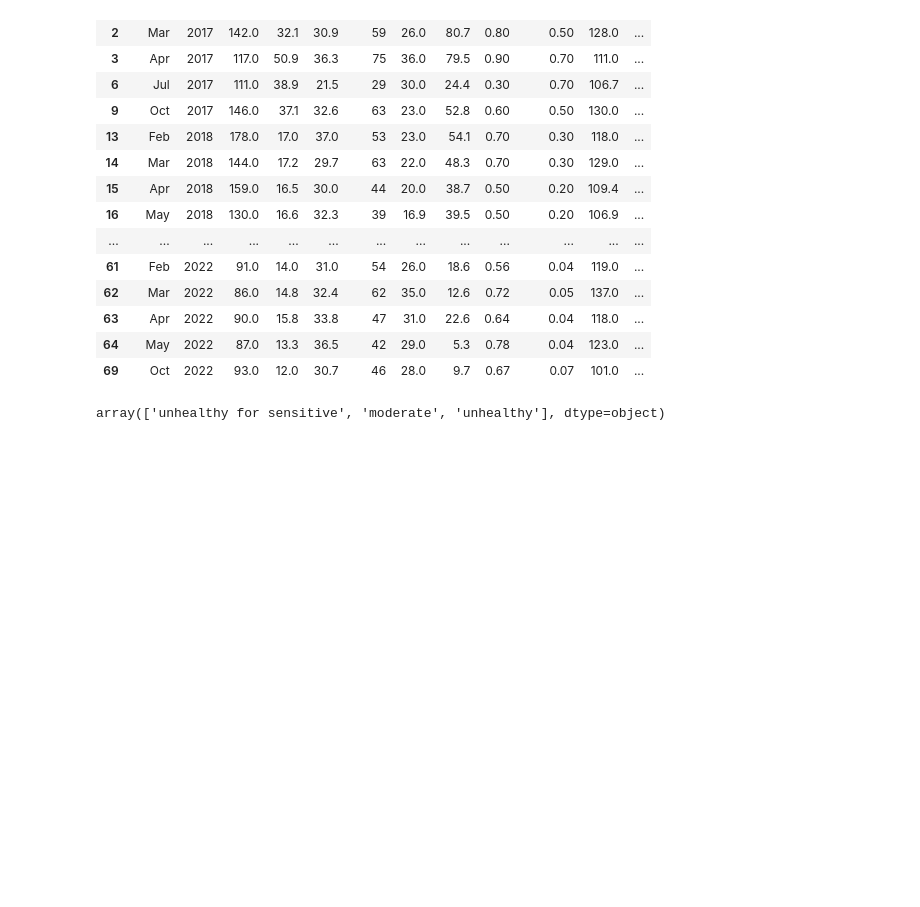
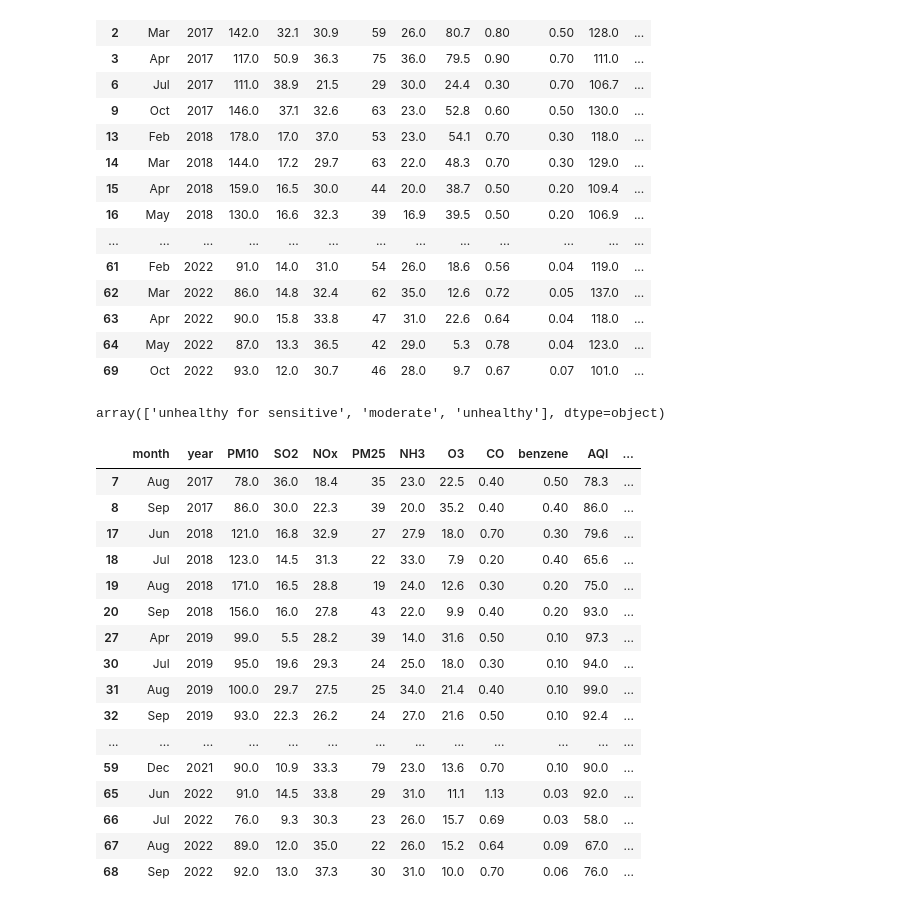
Before and after one commit to danileahacker/Air-Quality-in-Hyderabad-Pollution-Analysis, a Jupyter notebook: pollution_eda.ipynb, the cells around one changed output. Drawn from its saved outputs; the diff is of its cells as text; code cells hidden in the pictures; blank space fills up the shorter version.

```diff
--- a/pollution_eda.ipynb
+++ b/pollution_eda.ipynb
@@ -450,3 +450,24 @@ unhealthy_sensitive
 aqi.level_of_concern.unique()
 # %% [output]
 array(['unhealthy for sensitive', 'moderate', 'unhealthy'], dtype=object)
+# %%
+moderate = aqi.loc[aqi.level_of_concern == 'moderate']
+moderate
+# %% [output]
+|  | month | year | PM10 | SO2 | NOx | PM25 | NH3 | O3 | CO | benzene | AQI | ... |
+| 7 | Aug | 2017 | 78.0 | 36.0 | 18.4 | 35 | 23.0 | 22.5 | 0.40 | 0.50 | 78.3 | ... |
+| 8 | Sep | 2017 | 86.0 | 30.0 | 22.3 | 39 | 20.0 | 35.2 | 0.40 | 0.40 | 86.0 | ... |
+| 17 | Jun | 2018 | 121.0 | 16.8 | 32.9 | 27 | 27.9 | 18.0 | 0.70 | 0.30 | 79.6 | ... |
+| 18 | Jul | 2018 | 123.0 | 14.5 | 31.3 | 22 | 33.0 | 7.9 | 0.20 | 0.40 | 65.6 | ... |
+| 19 | Aug | 2018 | 171.0 | 16.5 | 28.8 | 19 | 24.0 | 12.6 | 0.30 | 0.20 | 75.0 | ... |
+| 20 | Sep | 2018 | 156.0 | 16.0 | 27.8 | 43 | 22.0 | 9.9 | 0.40 | 0.20 | 93.0 | ... |
+| 27 | Apr | 2019 | 99.0 | 5.5 | 28.2 | 39 | 14.0 | 31.6 | 0.50 | 0.10 | 97.3 | ... |
+| 30 | Jul | 2019 | 95.0 | 19.6 | 29.3 | 24 | 25.0 | 18.0 | 0.30 | 0.10 | 94.0 | ... |
+| 31 | Aug | 2019 | 100.0 | 29.7 | 27.5 | 25 | 34.0 | 21.4 | 0.40 | 0.10 | 99.0 | ... |
+| 32 | Sep | 2019 | 93.0 | 22.3 | 26.2 | 24 | 27.0 | 21.6 | 0.50 | 0.10 | 92.4 | ... |
+| ... | ... | ... | ... | ... | ... | ... | ... | ... | ... | ... | ... | ... |
+| 59 | Dec | 2021 | 90.0 | 10.9 | 33.3 | 79 | 23.0 | 13.6 | 0.70 | 0.10 | 90.0 | ... |
+| 65 | Jun | 2022 | 91.0 | 14.5 | 33.8 | 29 | 31.0 | 11.1 | 1.13 | 0.03 | 92.0 | ... |
+| 66 | Jul | 2022 | 76.0 | 9.3 | 30.3 | 23 | 26.0 | 15.7 | 0.69 | 0.03 | 58.0 | ... |
+| 67 | Aug | 2022 | 89.0 | 12.0 | 35.0 | 22 | 26.0 | 15.2 | 0.64 | 0.09 | 67.0 | ... |
+| 68 | Sep | 2022 | 92.0 | 13.0 | 37.3 | 30 | 31.0 | 10.0 | 0.70 | 0.06 | 76.0 | ... |
```
